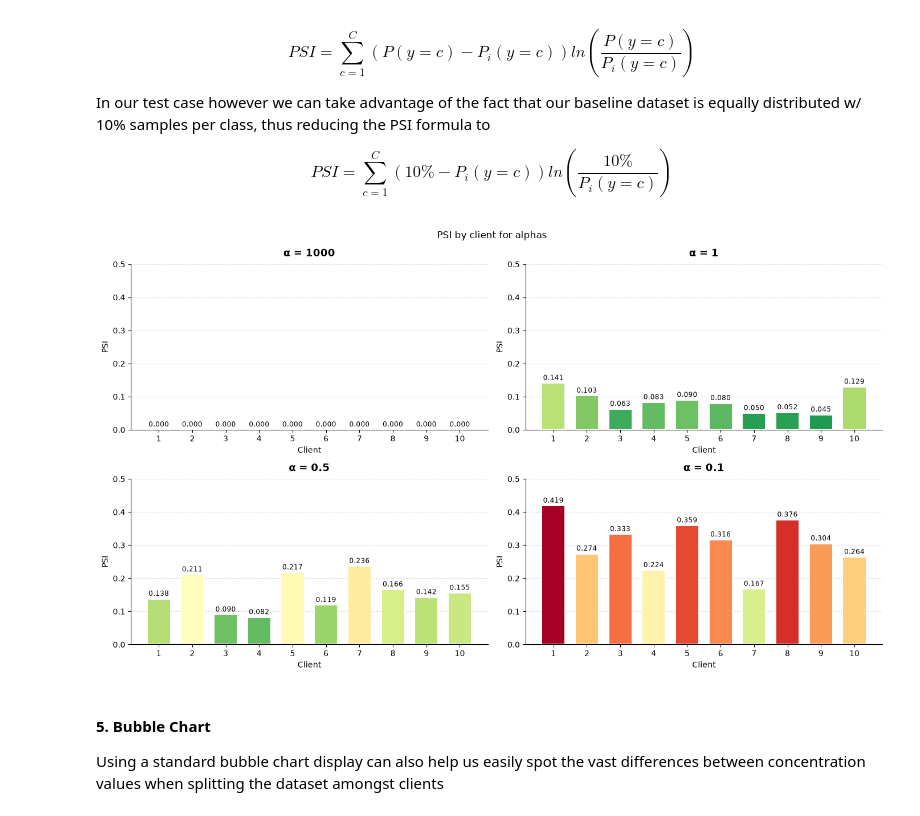
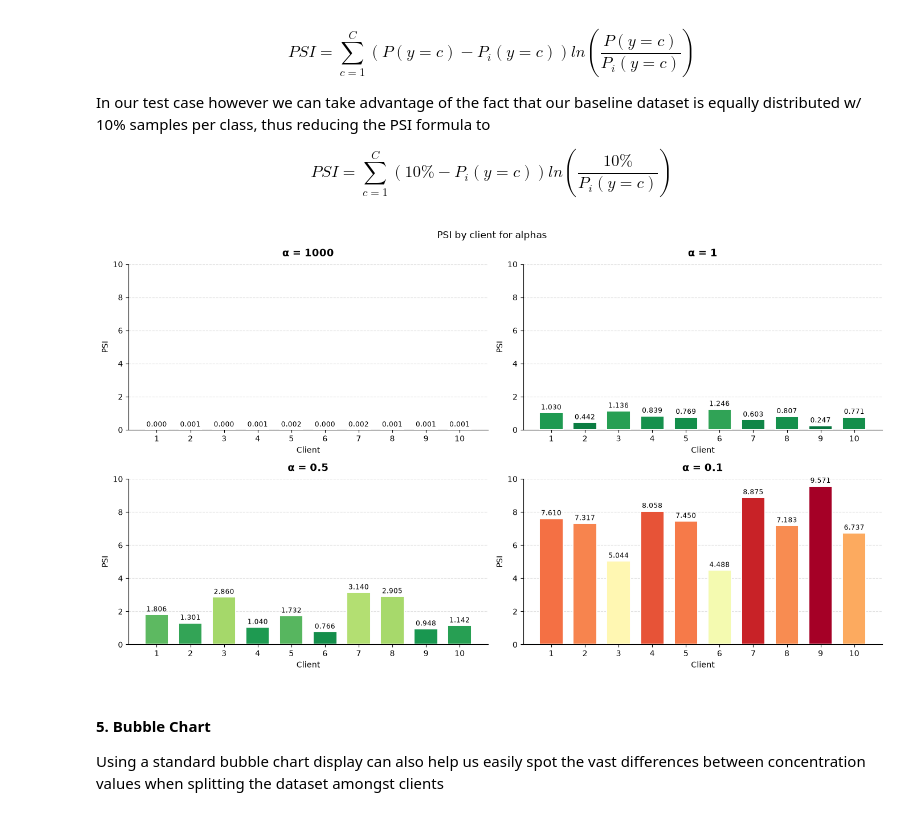
Before and after one commit to lautaorsi/Federated-Learning, a Jupyter notebook: project.ipynb, the cells around one changed output. Drawn from its saved outputs; the diff is of its cells as text; code cells hidden in the pictures.

```diff
--- a/project.ipynb
+++ b/project.ipynb
@@ -758,40 +756,40 @@ fig, axs = plt.subplots(2, 2, figsize=(14, 8))
 cmap = plt.get_cmap('RdYlGn_r')
 
 all_psi_results = {
-    alpha: [JSD(client_class_distribution[alpha][j], baseline) for j in range(K)]
+    alpha: [PSI(client_class_distribution[alpha][j]) for j in range(K)]
     for alpha in alphas_class_distributions
 }
 
 global_max = max(v for results in all_psi_results.values() for v in results)
 norm = mcolors.Normalize(vmin=0, vmax=global_max)
 
 
 for i, (alpha, p) in enumerate(alphas_class_distributions.items()):
     row, col = i // 2, i % 2
     ax = axs[row, col]
 
     psi_results = all_psi_results[alpha]
 
     colors = [cmap(norm(v)) for v in psi_results]
 
     bar_container = ax.bar(range(1, 11), psi_results, color=colors, edgecolor='white',
                             linewidth=1.4, width=0.7, zorder=3)
     ax.set_title(f'α = {alpha}', fontsize=13, fontweight='bold', pad=10)
     ax.set_ylabel('PSI', fontsize=10)
     ax.set_xlabel('Client', fontsize=10)
     ax.set_xticks(range(1, 11))
     ax.grid(axis='y', linestyle='--', alpha=0.4, zorder=0)
     ax.set_axisbelow(True)
-    ax.set_ylim(0,0.5)
+    ax.set_ylim(0,10)
     ax.spines['top'].set_visible(False)
     ax.spines['right'].set_visible(False)
     ax.bar_label(bar_container, fmt='%.3f', fontsize=8.5, padding=2)
 
 plt.suptitle("PSI by client for alphas")
 plt.tight_layout()
 plt.show()
 # %% [output]
-[figure, old version]
+[figure, new version]
 # %% [markdown]
 #### 5. Bubble Chart
 
```
Also changed, not shown: parts of 22 cells of this notebook, 13 other files.
